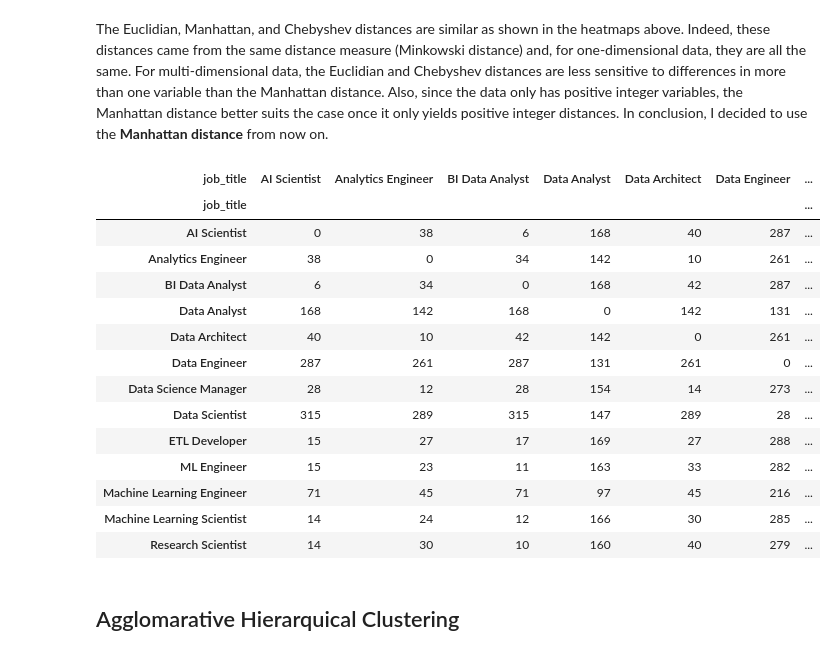
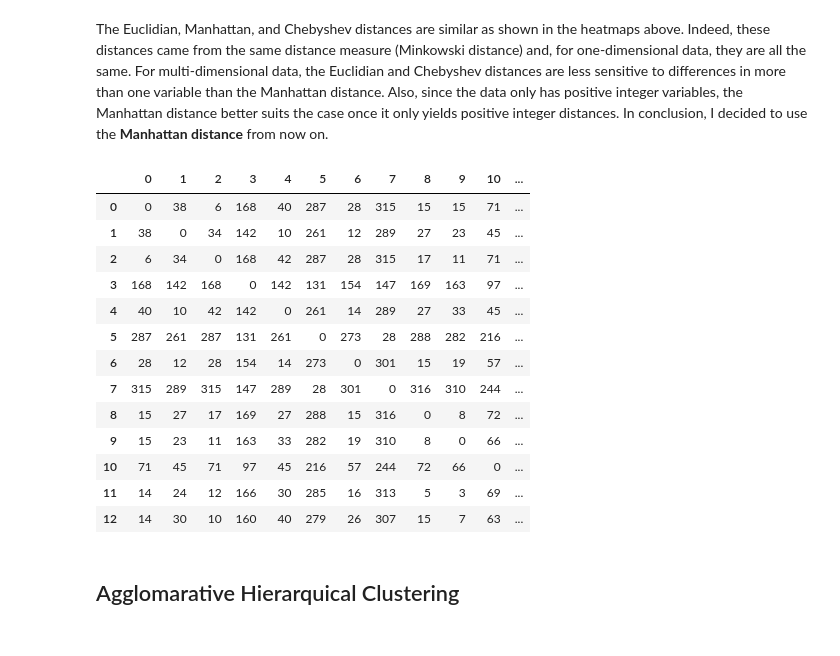
Before and after one commit to nicolaubruno/ML_projects, a Jupyter notebook: Data Science Jobs/Analysis.ipynb, the cells around one changed output. Drawn from its saved outputs; the diff is of its cells as text; code cells hidden in the pictures.

```diff
--- a/Data Science Jobs/Analysis.ipynb
+++ b/Data Science Jobs/Analysis.ipynb
@@ -57,0 +23,25 @@ df
+# %%
+# Read CSV
+df = pd.read_csv("dataset.csv")
+
+# Getting only the relevant columns
+df = df[['job_title', 'experience_level']].sort_values('job_title')
+
+# Function to counting entry-level vacancies
+def count_exp_level(df, level):
+    df = df.value_counts()
+
+    if level in df.index: return df[level]
+    else: return 0
+
+# Aggregate over entry-level vacancies and average salary
+df = df.groupby('job_title').agg(
+    EN = ('experience_level', lambda x: count_exp_level(x, 'EN')),
+    MI = ('experience_level', lambda x: count_exp_level(x, 'MI')),
+    SE = ('experience_level', lambda x: count_exp_level(x, 'SE'))
+)
+
+# Select jobs with at least 10 vacancies
+df = df.where(df.sum(axis = 1) >= 10).dropna().astype('int64')
+
+df
@@ -163,22 +239,22 @@ plt.tight_layout()
 # %% [markdown]
 The Euclidian, Manhattan, and Chebyshev distances are similar as shown in the heatmaps above. Indeed, these distances came from the same distance measure (Minkowski distance) and, for one-dimensional data, they are all the same. For multi-dimensional data, the Euclidian and Chebyshev distances are less sensitive to differences in more than one variable than the Manhattan distance. Also, since the data only has positive integer variables, the Manhattan distance better suits the case once it only yields positive integer distances. In conclusion, I decided to use the **Manhattan distance** from now on.
 # %%
-proximity_matrix(df, affinity = 'manhattan').astype('int64')
+proximity_matrix = pd.DataFrame(pairwise_distances(df, metric = 'manhattan'), dtype = 'int64')
+pd.merge(proximity_matrix, pd.DataFrame(df.index), how = 'outer', left_index = True, right_index = True)
 # %% [output]
-| job_title | AI Scientist | Analytics Engineer | BI Data Analyst | Data Analyst | Data Architect | Data Engineer | ... |
-| job_title |  |  |  |  |  |  | ... |
-| AI Scientist | 0 | 38 | 6 | 168 | 40 | 287 | ... |
-| Analytics Engineer | 38 | 0 | 34 | 142 | 10 | 261 | ... |
-| BI Data Analyst | 6 | 34 | 0 | 168 | 42 | 287 | ... |
-| Data Analyst | 168 | 142 | 168 | 0 | 142 | 131 | ... |
-| Data Architect | 40 | 10 | 42 | 142 | 0 | 261 | ... |
-| Data Engineer | 287 | 261 | 287 | 131 | 261 | 0 | ... |
-| Data Science Manager | 28 | 12 | 28 | 154 | 14 | 273 | ... |
-| Data Scientist | 315 | 289 | 315 | 147 | 289 | 28 | ... |
-| ETL Developer | 15 | 27 | 17 | 169 | 27 | 288 | ... |
-| ML Engineer | 15 | 23 | 11 | 163 | 33 | 282 | ... |
-| Machine Learning Engineer | 71 | 45 | 71 | 97 | 45 | 216 | ... |
-| Machine Learning Scientist | 14 | 24 | 12 | 166 | 30 | 285 | ... |
-| Research Scientist | 14 | 30 | 10 | 160 | 40 | 279 | ... |
+|  | 0 | 1 | 2 | 3 | 4 | 5 | 6 | 7 | 8 | 9 | 10 | ... |
+| 0 | 0 | 38 | 6 | 168 | 40 | 287 | 28 | 315 | 15 | 15 | 71 | ... |
+| 1 | 38 | 0 | 34 | 142 | 10 | 261 | 12 | 289 | 27 | 23 | 45 | ... |
+| 2 | 6 | 34 | 0 | 168 | 42 | 287 | 28 | 315 | 17 | 11 | 71 | ... |
+| 3 | 168 | 142 | 168 | 0 | 142 | 131 | 154 | 147 | 169 | 163 | 97 | ... |
+| 4 | 40 | 10 | 42 | 142 | 0 | 261 | 14 | 289 | 27 | 33 | 45 | ... |
+| 5 | 287 | 261 | 287 | 131 | 261 | 0 | 273 | 28 | 288 | 282 | 216 | ... |
+| 6 | 28 | 12 | 28 | 154 | 14 | 273 | 0 | 301 | 15 | 19 | 57 | ... |
+| 7 | 315 | 289 | 315 | 147 | 289 | 28 | 301 | 0 | 316 | 310 | 244 | ... |
+| 8 | 15 | 27 | 17 | 169 | 27 | 288 | 15 | 316 | 0 | 8 | 72 | ... |
+| 9 | 15 | 23 | 11 | 163 | 33 | 282 | 19 | 310 | 8 | 0 | 66 | ... |
+| 10 | 71 | 45 | 71 | 97 | 45 | 216 | 57 | 244 | 72 | 66 | 0 | ... |
+| 11 | 14 | 24 | 12 | 166 | 30 | 285 | 16 | 313 | 5 | 3 | 69 | ... |
+| 12 | 14 | 30 | 10 | 160 | 40 | 279 | 26 | 307 | 15 | 7 | 63 | ... |
 # %% [markdown]
 ## Agglomarative Hierarquical Clustering
```
Also changed, not shown: parts of 13 cells of this notebook.
